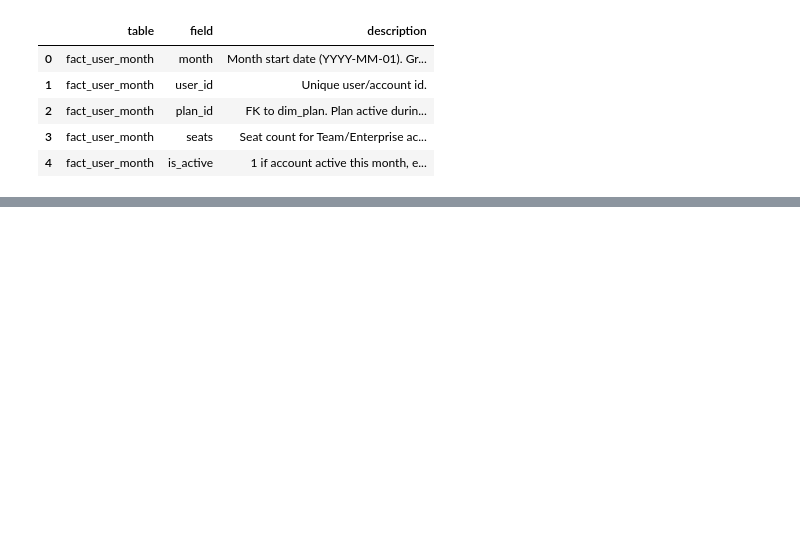
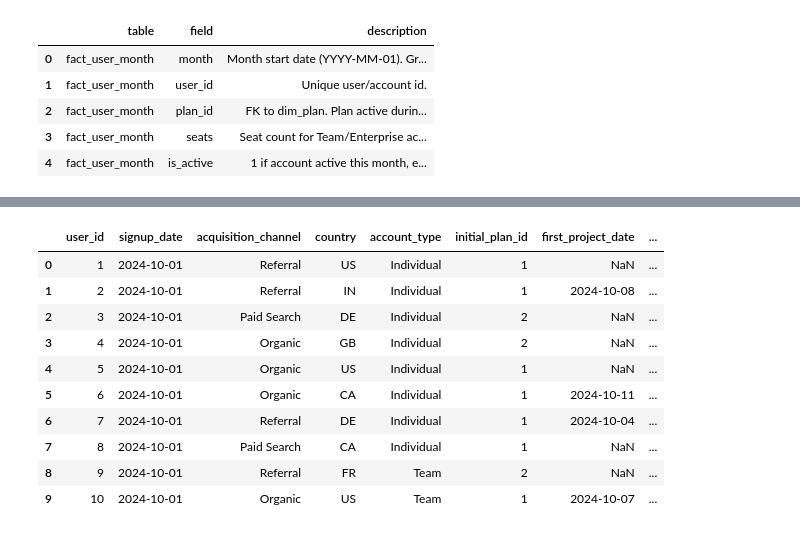
Before and after one commit to lawwrites/revenue_durability, a Jupyter notebook: case_study.ipynb, the cells around one changed output, grey strips where cells are left out. Saved outputs shown, nothing was run; the diff lists cells and outputs as text; code cells hidden in the pictures; blank space fills up the shorter version.

```diff
--- a/case_study.ipynb
+++ b/case_study.ipynb
@@ -27,0 +41,14 @@ data_dict.head(5)
+# %%
+dim_user.head(10)
+# %% [output]
+|  | user_id | signup_date | acquisition_channel | country | account_type | initial_plan_id | first_project_date | ... |
+| 0 | 1 | 2024-10-01 | Referral | US | Individual | 1 | NaN | ... |
+| 1 | 2 | 2024-10-01 | Referral | IN | Individual | 1 | 2024-10-08 | ... |
+| 2 | 3 | 2024-10-01 | Paid Search | DE | Individual | 2 | NaN | ... |
+| 3 | 4 | 2024-10-01 | Organic | GB | Individual | 2 | NaN | ... |
+| 4 | 5 | 2024-10-01 | Organic | US | Individual | 1 | NaN | ... |
+| 5 | 6 | 2024-10-01 | Organic | CA | Individual | 1 | 2024-10-11 | ... |
+| 6 | 7 | 2024-10-01 | Referral | DE | Individual | 1 | 2024-10-04 | ... |
+| 7 | 8 | 2024-10-01 | Paid Search | CA | Individual | 1 | NaN | ... |
+| 8 | 9 | 2024-10-01 | Referral | FR | Team | 2 | NaN | ... |
+| 9 | 10 | 2024-10-01 | Organic | US | Team | 1 | 2024-10-07 | ... |
```
Also changed, not shown: parts of 27 cells of this notebook, 5 other files.
